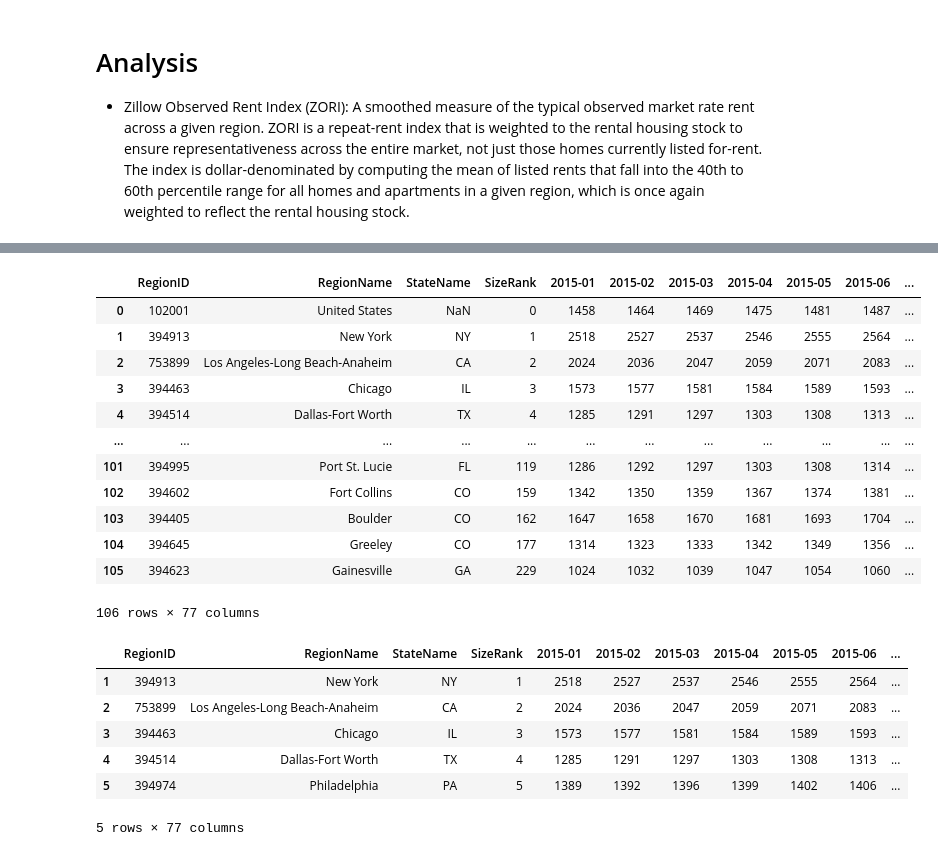
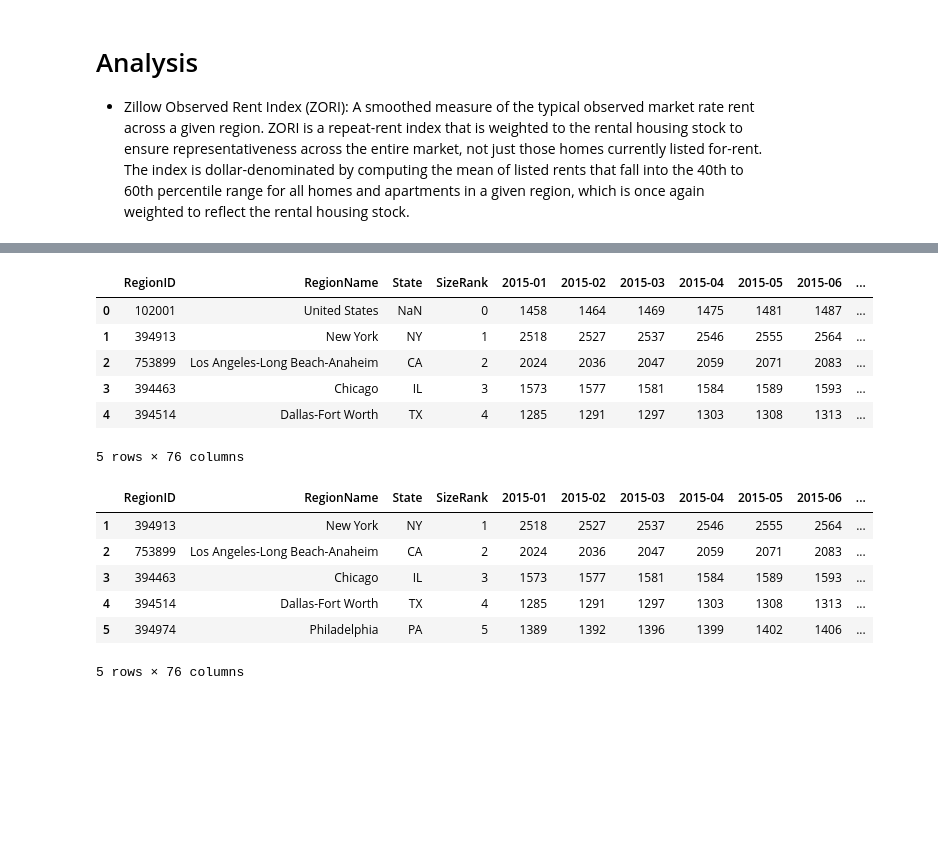
Before and after one commit to aliciasply/InterState-Migration, a Jupyter notebook: Code/Rental_Price-alicia.ipynb, the cells around one changed output, grey strips where cells are left out. Saved outputs shown, nothing was run; the diff lists cells and outputs as text; code cells hidden in the pictures; blank space fills up the shorter version.

```diff
--- a/Code/Rental_Price-alicia.ipynb
+++ b/Code/Rental_Price-alicia.ipynb
@@ -17,7 +17,7 @@ import scipy.stats as sts
 * Zillow Observed Rent Index (ZORI): A smoothed measure of the typical observed market rate rent across a given region. ZORI is a repeat-rent index that is weighted to the rental housing stock to ensure representativeness across the entire market, not just those homes currently listed for-rent. The index is dollar-denominated by computing the mean of listed rents that fall into the 40th to 60th percentile range for all homes and apartments in a given region, which is once again weighted to reflect the rental housing stock.
 # %%
 # Extracting the path
-home_rental_path = "../Data/Housing_Price/Median_List_Price_monthly.csv"
+home_rental_path = "../Data/Housing_Price/Rental_AllHomesPlusMultifamily.csv"
 # %%
 # Read Real Estate Data from Zillow (from year 2015 to 2020)
 # real_estate_data = pd.read_csv(real_estate_path)
@@ -42,32 +42,26 @@ home_rental_data
 # %%
 # split city from state, make a new column with just city
 home_rental_data["RegionName"] = home_rental_data["RegionName"].str.split(",").str[0]
-home_rental_data
+home_rental_data.head()
 # %% [output]
-|  | RegionID | RegionName | StateName | SizeRank | 2015-01 | 2015-02 | 2015-03 | 2015-04 | 2015-05 | 2015-06 | ... |
+|  | RegionID | RegionName | State | SizeRank | 2015-01 | 2015-02 | 2015-03 | 2015-04 | 2015-05 | 2015-06 | ... |
 | 0 | 102001 | United States | NaN | 0 | 1458 | 1464 | 1469 | 1475 | 1481 | 1487 | ... |
 | 1 | 394913 | New York | NY | 1 | 2518 | 2527 | 2537 | 2546 | 2555 | 2564 | ... |
 | 2 | 753899 | Los Angeles-Long Beach-Anaheim | CA | 2 | 2024 | 2036 | 2047 | 2059 | 2071 | 2083 | ... |
 | 3 | 394463 | Chicago | IL | 3 | 1573 | 1577 | 1581 | 1584 | 1589 | 1593 | ... |
 | 4 | 394514 | Dallas-Fort Worth | TX | 4 | 1285 | 1291 | 1297 | 1303 | 1308 | 1313 | ... |
-| ... | ... | ... | ... | ... | ... | ... | ... | ... | ... | ... | ... |
-| 101 | 394995 | Port St. Lucie | FL | 119 | 1286 | 1292 | 1297 | 1303 | 1308 | 1314 | ... |
-| 102 | 394602 | Fort Collins | CO | 159 | 1342 | 1350 | 1359 | 1367 | 1374 | 1381 | ... |
-| 103 | 394405 | Boulder | CO | 162 | 1647 | 1658 | 1670 | 1681 | 1693 | 1704 | ... |
-| 104 | 394645 | Greeley | CO | 177 | 1314 | 1323 | 1333 | 1342 | 1349 | 1356 | ... |
-| 105 | 394623 | Gainesville | GA | 229 | 1024 | 1032 | 1039 | 1047 | 1054 | 1060 | ... |
-106 rows × 77 columns
+5 rows × 76 columns
 # %%
 home_rental_data = home_rental_data.dropna(how="any")
 home_rental_data.head()
 # %% [output]
-|  | RegionID | RegionName | StateName | SizeRank | 2015-01 | 2015-02 | 2015-03 | 2015-04 | 2015-05 | 2015-06 | ... |
+|  | RegionID | RegionName | State | SizeRank | 2015-01 | 2015-02 | 2015-03 | 2015-04 | 2015-05 | 2015-06 | ... |
 | 1 | 394913 | New York | NY | 1 | 2518 | 2527 | 2537 | 2546 | 2555 | 2564 | ... |
 | 2 | 753899 | Los Angeles-Long Beach-Anaheim | CA | 2 | 2024 | 2036 | 2047 | 2059 | 2071 | 2083 | ... |
 | 3 | 394463 | Chicago | IL | 3 | 1573 | 1577 | 1581 | 1584 | 1589 | 1593 | ... |
 | 4 | 394514 | Dallas-Fort Worth | TX | 4 | 1285 | 1291 | 1297 | 1303 | 1308 | 1313 | ... |
 | 5 | 394974 | Philadelphia | PA | 5 | 1389 | 1392 | 1396 | 1399 | 1402 | 1406 | ... |
-5 rows × 77 columns
+5 rows × 76 columns
 # %%
 # Creating a list
 rental_date = []
```
Also changed, not shown: parts of 19 cells of this notebook, 6 other files.
